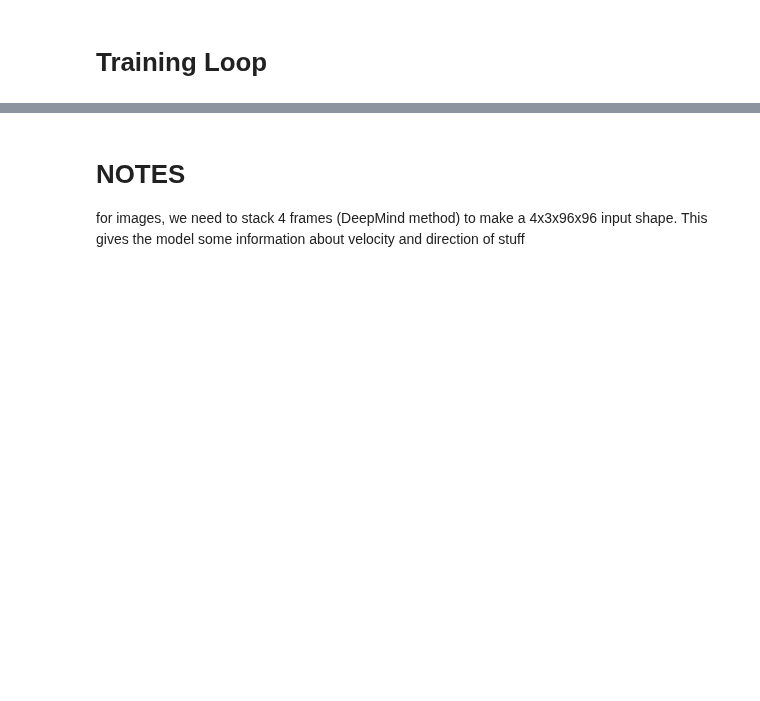
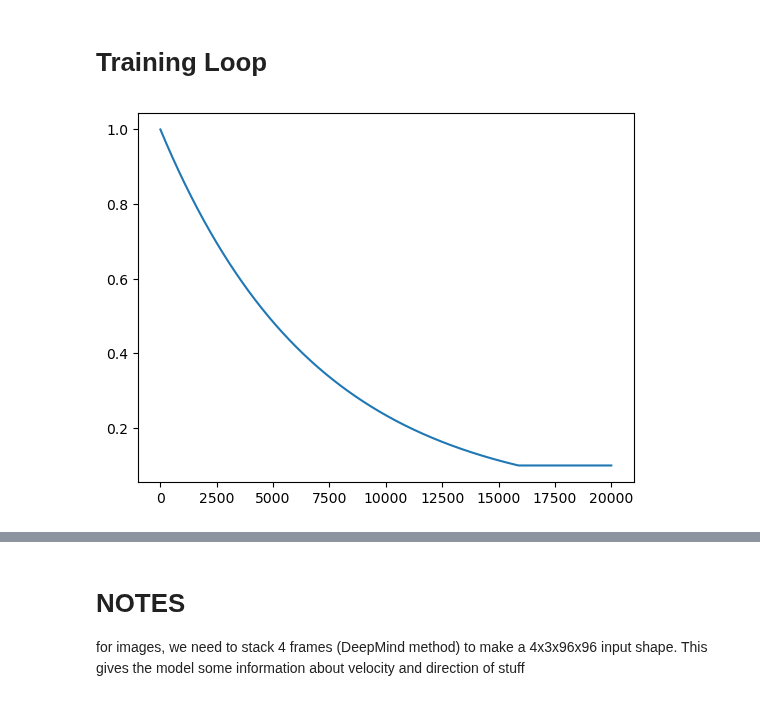
Before and after one commit to jameskn30/NLP_RNN, a Jupyter notebook: Reinforcement Learning/dqn/car_racing.ipynb, the cells around one changed output, grey strips where cells are left out. Drawn from its saved outputs; the diff is of its cells as text; code cells hidden in the pictures; blank space fills up the shorter version.

```diff
--- a/Reinforcement Learning/dqn/car_racing.ipynb
+++ b/Reinforcement Learning/dqn/car_racing.ipynb
@@ -614,0 +616,4 @@ tunev2(DEVICE)
+# %%
+plot_epsilon_decay(0.1,1.0,0.999855,20000, epsilon_linear_decay)
+# %% [output]
+[figure, added]
```
Also changed, not shown: parts of 7 cells of this notebook.
